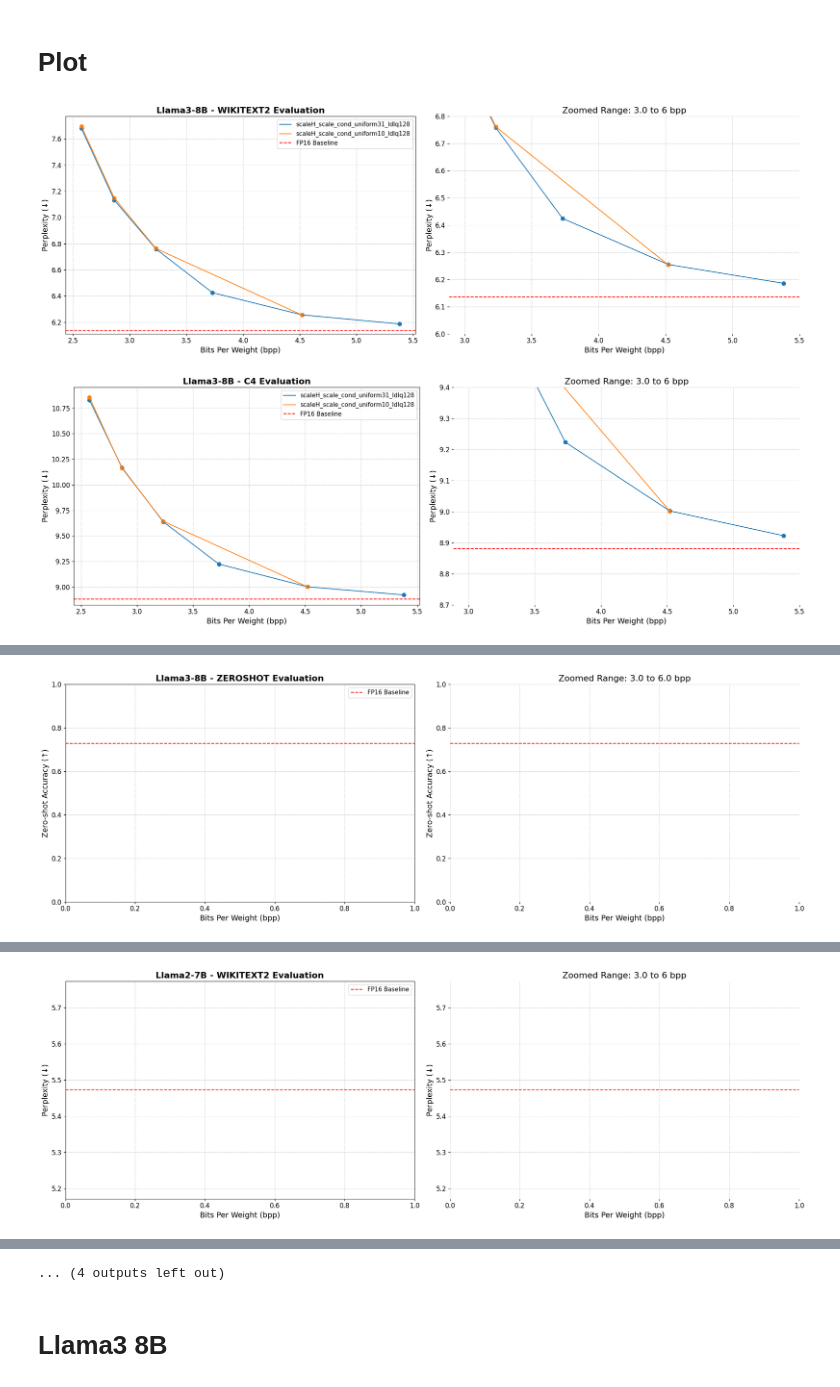
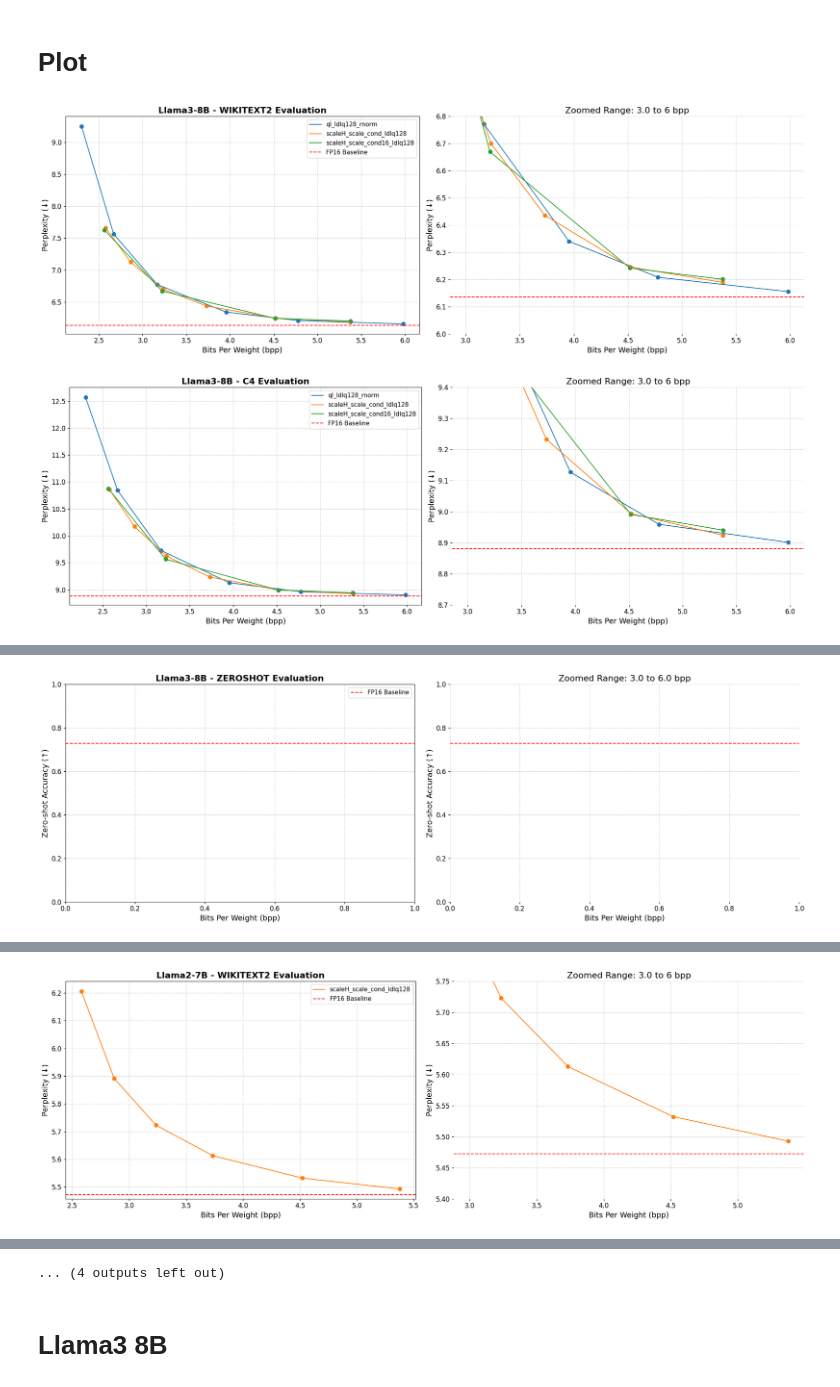
Before and after one commit to ryu326/weight_compression, a Jupyter notebook: notebooks/plot_bpp_acc.ipynb, the cells around one changed output, grey strips where cells are left out. Cells and saved outputs as stored; diff of their text form; code cells hidden in the pictures.

Commit message:
ft_rnorm

```diff
--- a/notebooks/plot_bpp_acc.ipynb
+++ b/notebooks/plot_bpp_acc.ipynb
@@ -9,6 +9,7 @@
 # %% [markdown]
 # Read
 # %%
+
 # PPL
 import glob
 import json
@@ -22,8 +23,10 @@ path_list = [
     # '/workspace/Weight_compression/hf_model_comp_results/meta-llama--Meta-Llama-3-8B/scaleH_std_ldlq128_scale_cond(col)/size128_encdim2048_M256'
     # '/workspace/Weight_compression/hf_model_comp_results/meta-llama--Llama-2-7b-hf/scaleH_std_ldlq128_scale_cond(col)/size128_encdim2048_M256',
     # '/workspace/Weight_compression/hf_model_comp_results/meta-llama--Llama-2-13b-hf/scaleH_std_ldlq128_scale_cond(col)/size128_encdim2048_M256',
-    '/workspace/Weight_compression/hf_model_comp_results/meta-llama--Meta-Llama-3-8B/scaleH_std_ldlq128_scale_cond(col)_uniform31.6/size128_encdim2048_M256',
-    '/workspace/Weight_compression/hf_model_comp_results/meta-llama--Meta-Llama-3-8B/scaleH_std_ldlq128_scale_cond(col)_uniform10/size128_encdim2048_M256'
+    # '/workspace/Weight_compression/hf_model_comp_results/meta-llama--Meta-Llama-3-8B/scaleH_std_ldlq128_scale_cond(col)_uniform31.6/size128_encdim2048_M256',
+    # '/workspace/Weight_compression/hf_model_comp_results/meta-llama--Meta-Llama-3-8B/scaleH_std_ldlq128_scale_cond(col)_uniform10/size128_encdim2048_M256'
+    # '/workspace/Weight_compression/hf_model_comp_results/meta-llama--Meta-Llama-3-8B/scaleH_std_ldlq128_scale_cond(col)/size16_encdim512_M256'
+    '/workspace/Weight_compression/hf_model_comp_results/meta-llama--Llama-2-70b-hf_/ql_ldlq128_rnorm_ft',
 ]
 for path in path_list:
     print('/'.join(path.split('/')[-2:]))
@@ -117,8 +120,12 @@ for path in path_list:
                     bits.append(int(bit))
 
                 mean = 0
-                for task in ['arc_challenge', 'arc_easy', 'boolq', 'piqa', 'winogrande']:
-                    mean += results['results'][task]['acc,none']
+                # for task in ['arc_challenge', 'arc_easy', 'boolq', 'piqa', 'winogrande']:
+                for task in ['arc_challenge', 'arc_easy', 'hellaswag', 'piqa', 'winogrande']:
+                    try:
+                        mean += results['results'][task]['acc_norm,none']
+                    except:
+                        mean += results['results'][task]['acc,none']
                     # mean += results['results'][task]['acc']
                 mean /= 5
                 acc.append(mean)
@@ -179,10 +180,11 @@ plot_name = [
     # 'scaleh_ldlq128_ql01',
     # 'scaleh_std_ldlq128',
     # 'scaleh_ql01',
-    # 'ql_ldlq128_rnorm',
-    # 'scaleH_scale_cond_ldlq128',
-    'scaleH_scale_cond_uniform31_ldlq128',
-    'scaleH_scale_cond_uniform10_ldlq128',
+    'ql_ldlq128_rnorm',
+    'scaleH_scale_cond_ldlq128',
+    'scaleH_scale_cond16_ldlq128',
+    # 'scaleH_scale_cond_uniform31_ldlq128',
+    # 'scaleH_scale_cond_uniform10_ldlq128',
     # 'NWC_ql_ldlq256_rnorm',
     # 'NWC_ql(gaussian)',
     # 'NWC_ql(8b)',
@@ -342,32 +344,32 @@ for m_name in ['Llama3-8B', 'Llama2-7B', 'Llama2-13B']:
         for i, ax in enumerate(axs):
             try:
                 fp16_val = plots_data['FP16'][plot_key]
                 ax.axhline(y=fp16_val, color='r', linestyle='--', label='FP16 Baseline')
             except KeyError:
                 pass
 
             ax.set_xlabel('Bits Per Weight (bpp)')
             ax.set_ylabel(y_label)
             ax.grid(True, which='both', linestyle='--', alpha=0.6)
             ax.legend()
 
         # axs[0].set_title('Full Bit-rate Range')
         axs[0].set_title(f'{m_name} - {plot_key.replace("ppl_", "").upper()} Evaluation', weight='bold')
 
         axs[1].set_title(f'Zoomed Range: {zoom_range[0]} to {zoom_range[1]} bpp')
 
         # 1. 두 번째 그래프의 범례(legend) 제거
         axs[1].get_legend().remove()
         # 2. 두 번째 그래프의 테두리(spines) 제거
         for spine in axs[1].spines.values():
             spine.set_visible(False)
         # 3. 두 번째 그래프의 축 눈금 숫자(tick labels)도 제거하여 더 깔끔하게 만들기
         # axs[1].tick_params(labelbottom=False, labelleft=False, bottom=False, left=False)
 
         # fig.suptitle(f'{m_name} - {plot_key.replace("ppl_", "").upper()} Evaluation', weight='bold')
 
         plt.tight_layout(rect=[0, 0, 1, 0.96])
         plt.show()
 # %% [output]
-[figure, old version]
+[figure, new version]
-[figure, old version]
+[figure, new version]
@@ -379 +382 @@ Warning: Data for 'scaleH_scale_cond_uniform10_ldlq128' not found in 'Llama2-7B'
-[figure, old version]
+[figure, new version]
```
Also changed, not shown: parts of 5 cells of this notebook, 43 other files.
